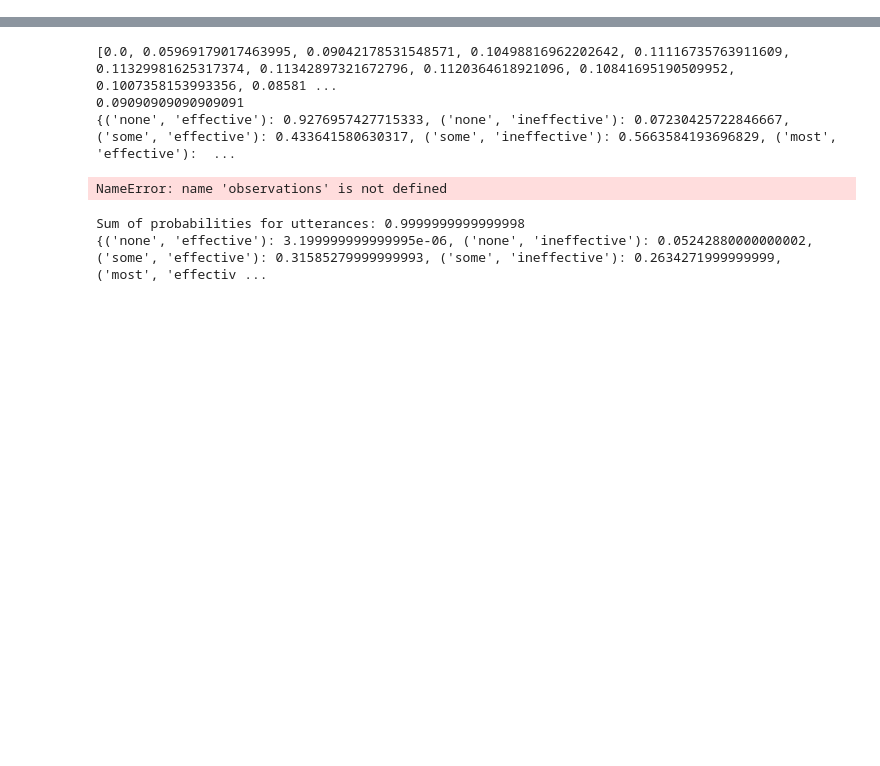
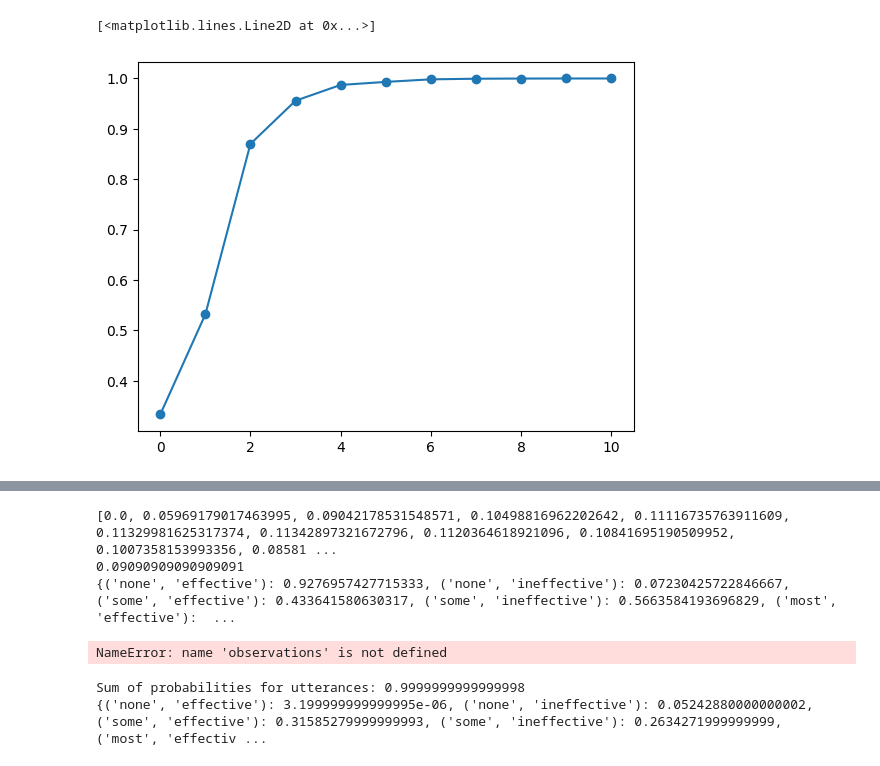
Before and after one commit to keremoner/argumentative-awareness, a Jupyter notebook: unawareness.ipynb, the cells around one changed output, grey strips where cells are left out. Drawn from its saved outputs; the diff is of its cells as text; code cells hidden in the pictures; blank space fills up the shorter version.

```diff
--- a/unawareness.ipynb
+++ b/unawareness.ipynb
@@ -303,0 +1134,12 @@ Multinomial coefficient for (2, 3, 4): 1260.0
+# %%
+#plot informativity probability
+import matplotlib.pyplot as plt
+hist = listener.hist
+y = []
+for belief in hist:
+    marg = belief.marginal(1)["inf"]
+    y.append(marg)
+plt.plot(y, marker='o')
+# %% [output]
+[<matplotlib.lines.Line2D at 0x...>]
+[figure, added]
```
Also changed, not shown: parts of 27 cells of this notebook, 39 other files.
